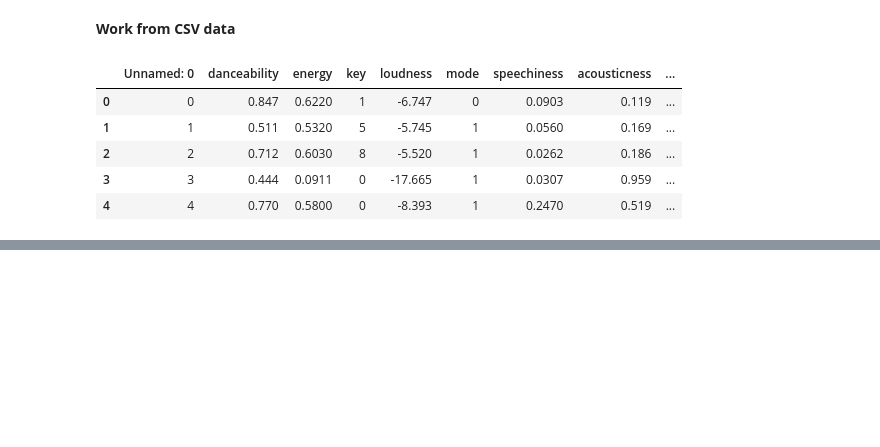
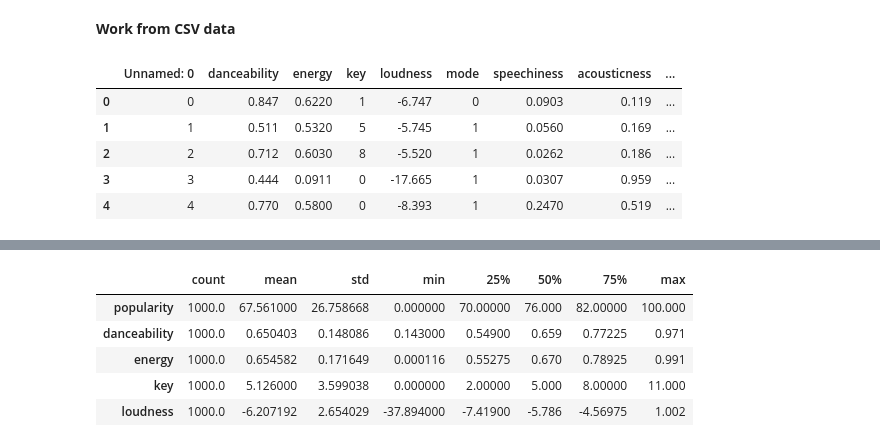
Before and after one commit to amdruggan/project_1, a Jupyter notebook: Resources/main.ipynb, the cells around one changed output, grey strips where cells are left out. Saved outputs shown, nothing was run; the diff lists cells and outputs as text; code cells hidden in the pictures; blank space fills up the shorter version.

```diff
--- a/Resources/main.ipynb
+++ b/Resources/main.ipynb
@@ -102,0 +204,19 @@ merged_df
+# %%
+# Create a summary statistics dataframe that includes the summary statistics for all the numerical columns in the merged_df dataframe
+summary_df = merged_df.describe()
+
+# Use the Pandas transpose function to flip the axis
+summary_df = summary_df.transpose()
+
+# Use the Pandas to_csv function to save the summary statistics dataframe to a csv file
+summary_df.to_csv('summary_statistics.csv')
+
+# Use the Pandas head function to display the first 5 rows of the summary statistics dataframe
+summary_df.head()
+# %% [output]
+|  | count | mean | std | min | 25% | 50% | 75% | max |
+| popularity | 1000.0 | 67.561000 | 26.758668 | 0.000000 | 70.00000 | 76.000 | 82.00000 | 100.000 |
+| danceability | 1000.0 | 0.650403 | 0.148086 | 0.143000 | 0.54900 | 0.659 | 0.77225 | 0.971 |
+| energy | 1000.0 | 0.654582 | 0.171649 | 0.000116 | 0.55275 | 0.670 | 0.78925 | 0.991 |
+| key | 1000.0 | 5.126000 | 3.599038 | 0.000000 | 2.00000 | 5.000 | 8.00000 | 11.000 |
+| loudness | 1000.0 | -6.207192 | 2.654029 | -37.894000 | -7.41900 | -5.786 | -4.56975 | 1.002 |
```
Also changed, not shown: parts of 7 cells of this notebook, 3 other files.
